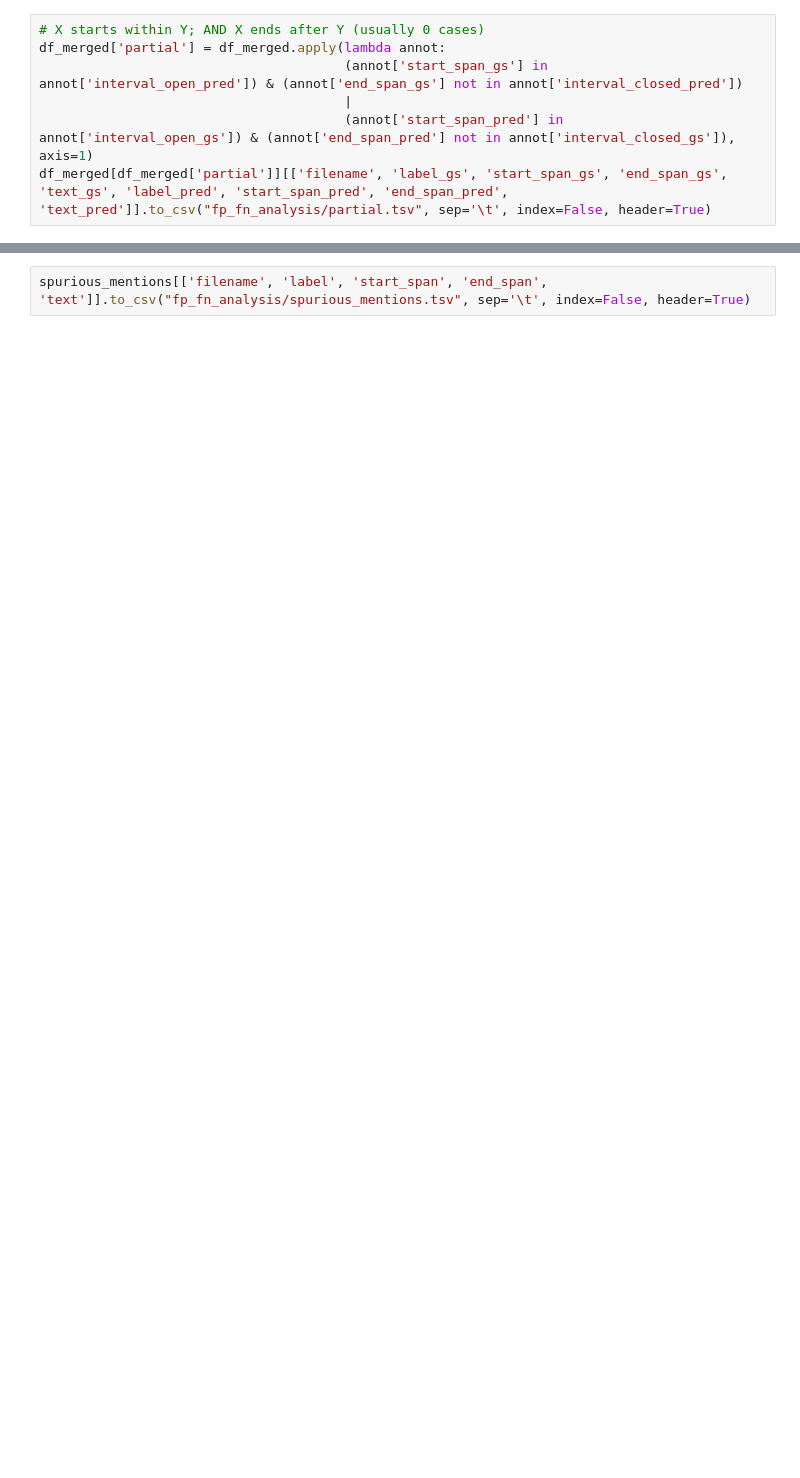
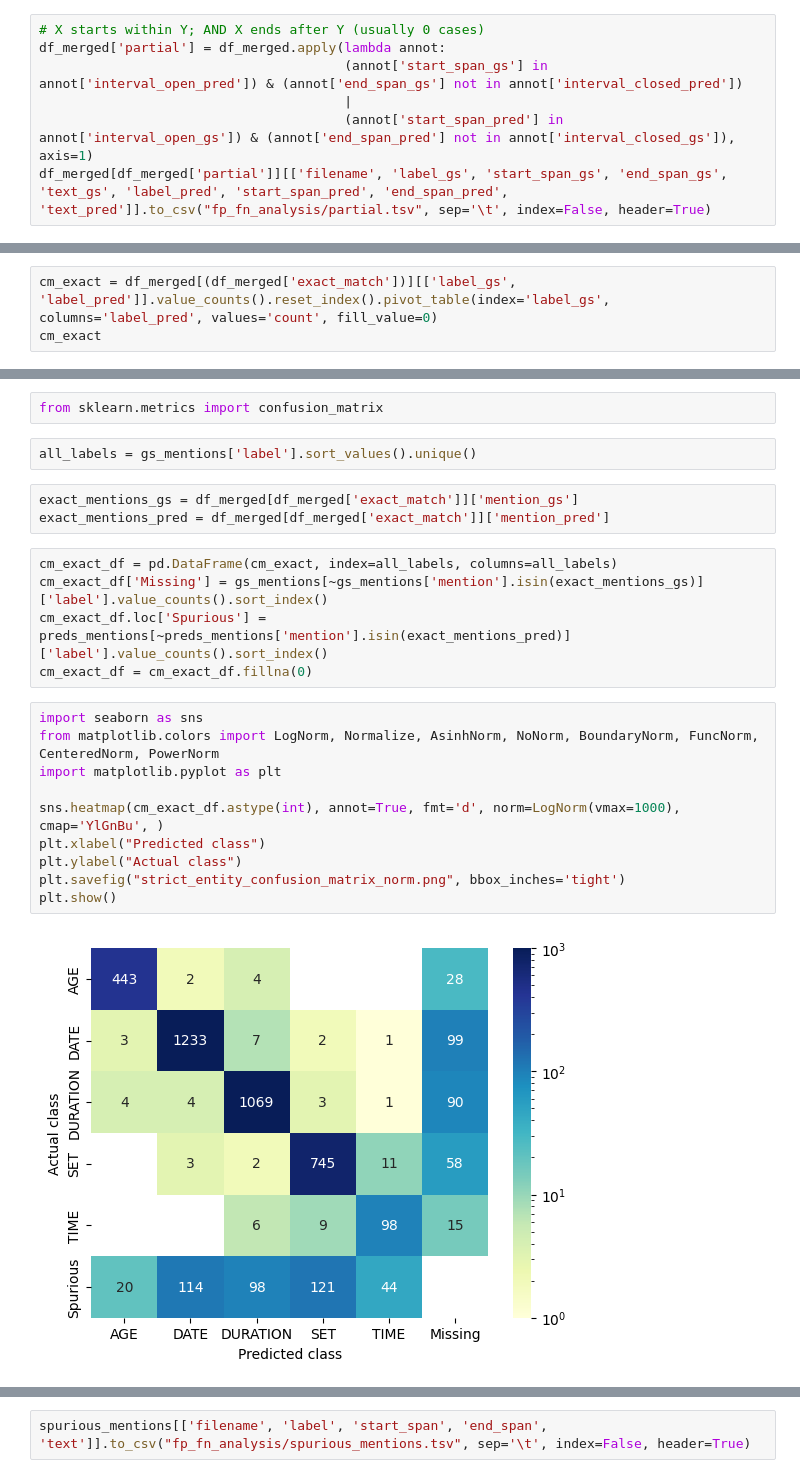
Before and after one commit to nlp4bia-bsc/hugging-face-pipeline, a Jupyter notebook: notebooks/model_evaluation.ipynb, the cells around one changed output, grey strips where cells are left out. Drawn from its saved outputs; the diff is of its cells as text; blank space fills up the shorter version.

```diff
--- a/notebooks/model_evaluation.ipynb
+++ b/notebooks/model_evaluation.ipynb
@@ -94,0 +126,3 @@ spurious_mentions = preds_mentions[~preds_mentions['mention'].isin(gs_mentions['
+# %%
+cm_exact = df_merged[(df_merged['exact_match'])][['label_gs', 'label_pred']].value_counts().reset_index().pivot_table(index='label_gs', columns='label_pred', values='count', fill_value=0)
+cm_exact
@@ -94,0 +137,24 @@ spurious_mentions = preds_mentions[~preds_mentions['mention'].isin(gs_mentions['
+# %%
+from sklearn.metrics import confusion_matrix
+# %%
+all_labels = gs_mentions['label'].sort_values().unique()
+# %%
+exact_mentions_gs = df_merged[df_merged['exact_match']]['mention_gs']
+exact_mentions_pred = df_merged[df_merged['exact_match']]['mention_pred']
+# %%
+cm_exact_df = pd.DataFrame(cm_exact, index=all_labels, columns=all_labels)
+cm_exact_df['Missing'] = gs_mentions[~gs_mentions['mention'].isin(exact_mentions_gs)]['label'].value_counts().sort_index()
+cm_exact_df.loc['Spurious'] = preds_mentions[~preds_mentions['mention'].isin(exact_mentions_pred)]['label'].value_counts().sort_index()
+cm_exact_df = cm_exact_df.fillna(0)
+# %%
+import seaborn as sns
+from matplotlib.colors import LogNorm, Normalize, AsinhNorm, NoNorm, BoundaryNorm, FuncNorm, CenteredNorm, PowerNorm
+import matplotlib.pyplot as plt
+
+sns.heatmap(cm_exact_df.astype(int), annot=True, fmt='d', norm=LogNorm(vmax=1000), cmap='YlGnBu', )
+plt.xlabel("Predicted class")
+plt.ylabel("Actual class")
+plt.savefig("strict_entity_confusion_matrix_norm.png", bbox_inches='tight')
+plt.show()
+# %% [output]
+[figure, added]
```
Also changed, not shown: parts of 26 cells of this notebook, 4 other files.
